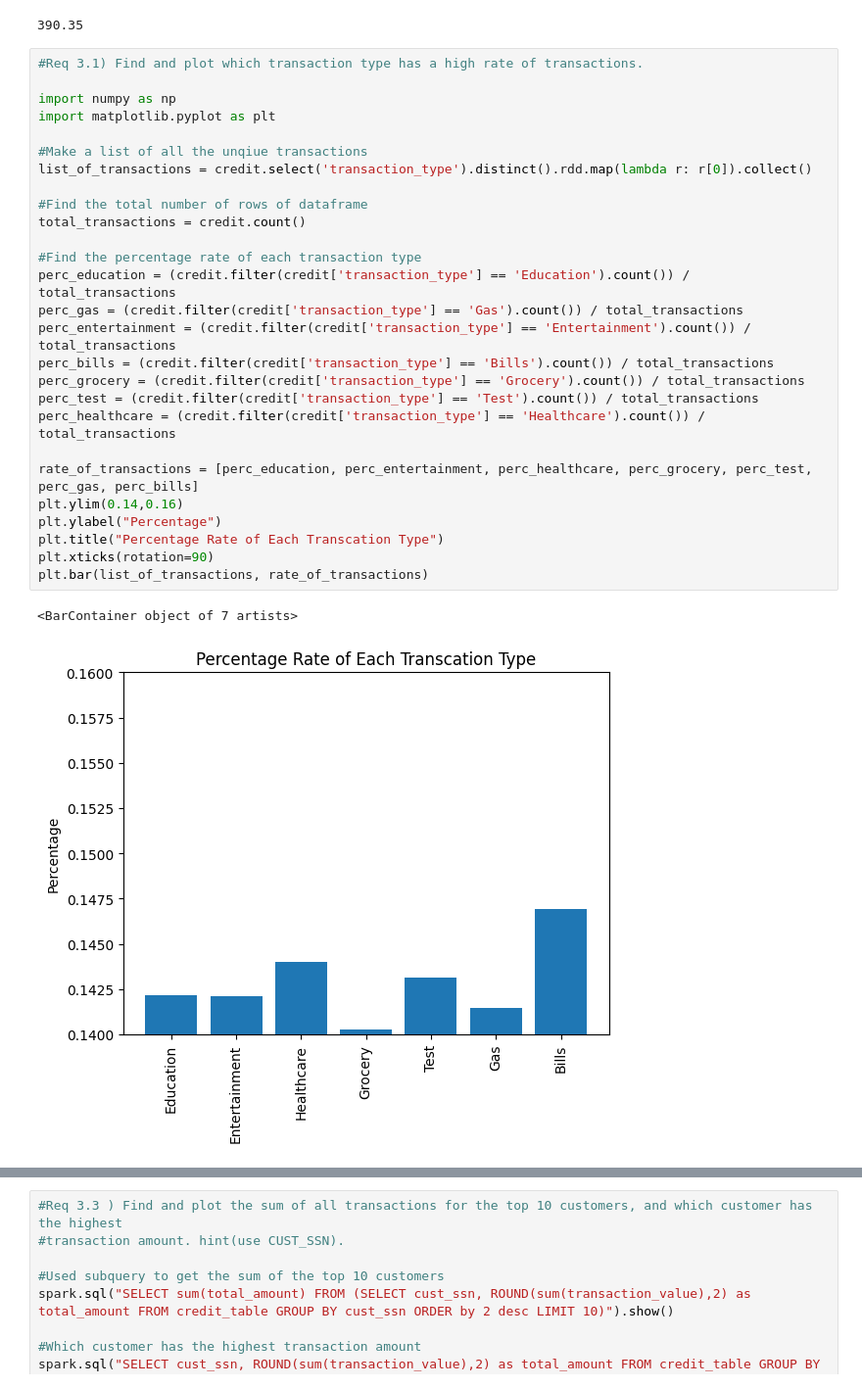
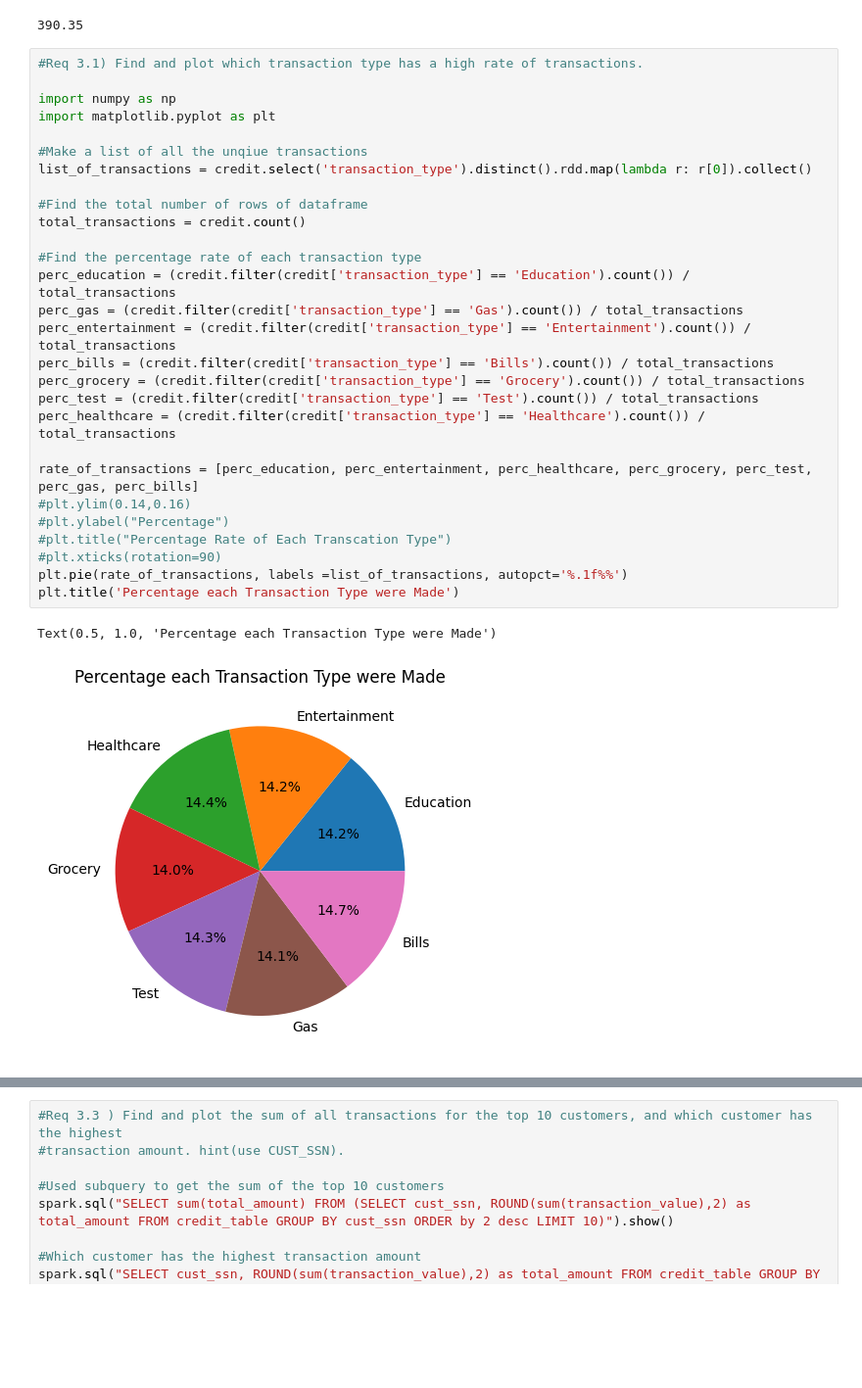
Before and after one commit to nahidnr6/Capstone, a Jupyter notebook: Capstone.ipynb, the cells around one changed output, grey strips where cells are left out. Shown: that part at 98% size. Saved outputs shown, nothing was run; the diff lists cells and outputs as text; blank space fills up the shorter version.

```diff
--- a/Capstone.ipynb
+++ b/Capstone.ipynb
@@ -299,33 +299,34 @@ monthly_bill(4210653342242023, 3, 2018)
 # %%
 #Req 3.1) Find and plot which transaction type has a high rate of transactions.
 
 import numpy as np
 import matplotlib.pyplot as plt
 
 #Make a list of all the unqiue transactions
 list_of_transactions = credit.select('transaction_type').distinct().rdd.map(lambda r: r[0]).collect()
 
 #Find the total number of rows of dataframe
 total_transactions = credit.count()
 
 #Find the percentage rate of each transaction type
 perc_education = (credit.filter(credit['transaction_type'] == 'Education').count()) / total_transactions
 perc_gas = (credit.filter(credit['transaction_type'] == 'Gas').count()) / total_transactions
 perc_entertainment = (credit.filter(credit['transaction_type'] == 'Entertainment').count()) / total_transactions
 perc_bills = (credit.filter(credit['transaction_type'] == 'Bills').count()) / total_transactions
 perc_grocery = (credit.filter(credit['transaction_type'] == 'Grocery').count()) / total_transactions
 perc_test = (credit.filter(credit['transaction_type'] == 'Test').count()) / total_transactions
 perc_healthcare = (credit.filter(credit['transaction_type'] == 'Healthcare').count()) / total_transactions
 
 rate_of_transactions = [perc_education, perc_entertainment, perc_healthcare, perc_grocery, perc_test, perc_gas, perc_bills]
-plt.ylim(0.14,0.16)
-plt.ylabel("Percentage")
-plt.title("Percentage Rate of Each Transcation Type")
-plt.xticks(rotation=90)
-plt.bar(list_of_transactions, rate_of_transactions)
+#plt.ylim(0.14,0.16)
+#plt.ylabel("Percentage")
+#plt.title("Percentage Rate of Each Transcation Type")
+#plt.xticks(rotation=90)
+plt.pie(rate_of_transactions, labels =list_of_transactions, autopct='%.1f%%')
+plt.title('Percentage each Transaction Type were Made')
 # %% [output]
-<BarContainer object of 7 artists>
+Text(0.5, 1.0, 'Percentage each Transaction Type were Made')
-[figure, old version]
+[figure, new version]
 # %%
 #Req 3.2 Find and plot which state has a high number of customers.
 import pandas as pd
```
Also changed, not shown: parts of 5 cells of this notebook, 1 other file.
